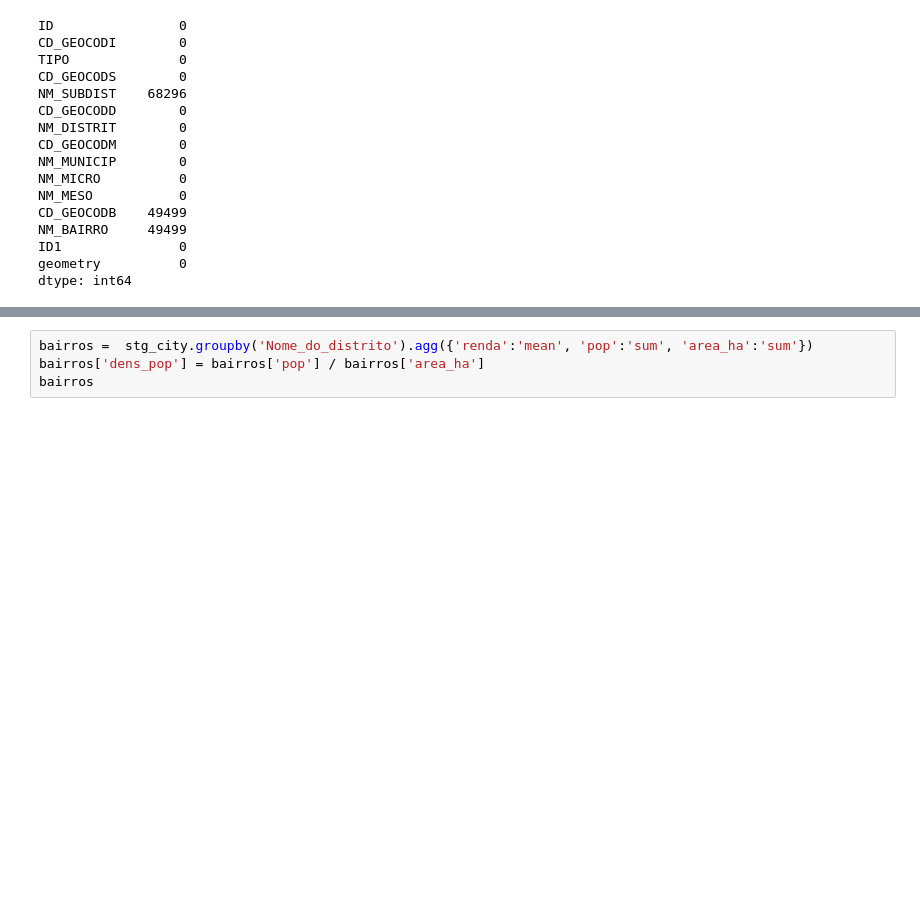
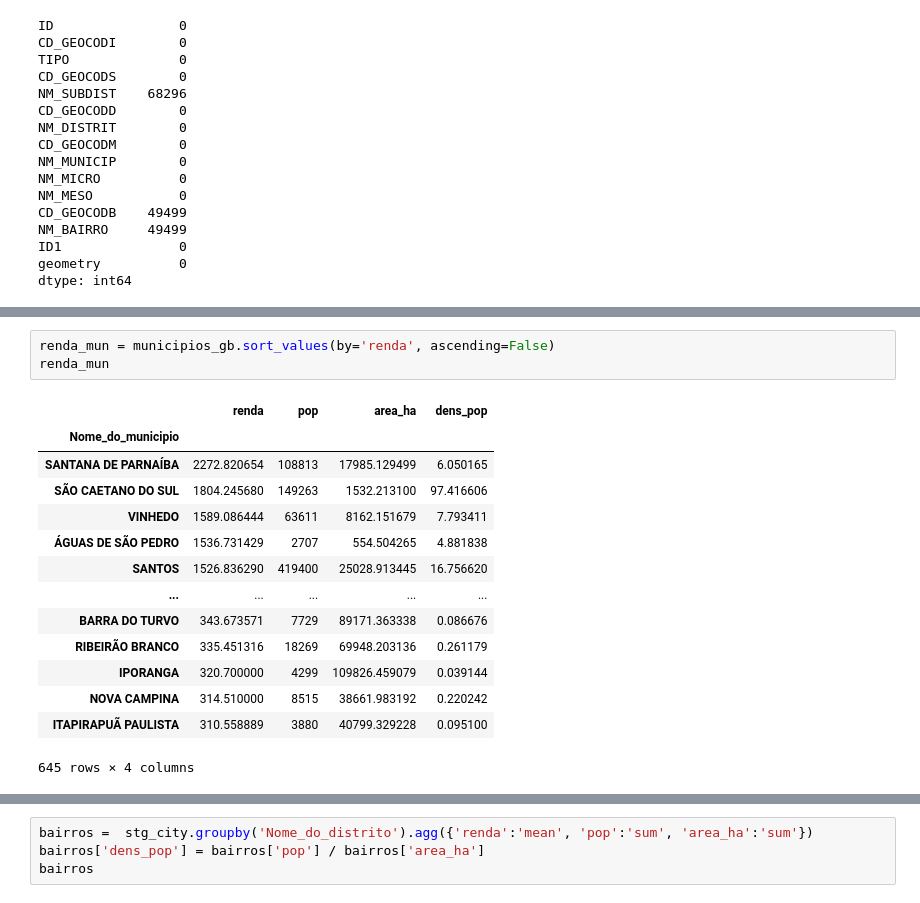
Before and after one commit to gcunharodrigues/uber, a Jupyter notebook: estudos_demograficos_setores_censitarios_v2.ipynb, the cells around one changed output, grey strips where cells are left out. Saved outputs shown, nothing was run; the diff lists cells and outputs as text; blank space fills up the shorter version.

```diff
--- a/estudos_demograficos_setores_censitarios_v2.ipynb
+++ b/estudos_demograficos_setores_censitarios_v2.ipynb
@@ -984,0 +1136,18 @@ stg_city.head().T
+# %%
+renda_mun = municipios_gb.sort_values(by='renda', ascending=False)
+renda_mun
+# %% [output]
+|  | renda | pop | area_ha | dens_pop |
+| Nome_do_municipio |  |  |  |  |
+| SANTANA DE PARNAÍBA | 2272.820654 | 108813 | 17985.129499 | 6.050165 |
+| SÃO CAETANO DO SUL | 1804.245680 | 149263 | 1532.213100 | 97.416606 |
+| VINHEDO | 1589.086444 | 63611 | 8162.151679 | 7.793411 |
+| ÁGUAS DE SÃO PEDRO | 1536.731429 | 2707 | 554.504265 | 4.881838 |
+| SANTOS | 1526.836290 | 419400 | 25028.913445 | 16.756620 |
+| ... | ... | ... | ... | ... |
+| BARRA DO TURVO | 343.673571 | 7729 | 89171.363338 | 0.086676 |
+| RIBEIRÃO BRANCO | 335.451316 | 18269 | 69948.203136 | 0.261179 |
+| IPORANGA | 320.700000 | 4299 | 109826.459079 | 0.039144 |
+| NOVA CAMPINA | 314.510000 | 8515 | 38661.983192 | 0.220242 |
+| ITAPIRAPUÃ PAULISTA | 310.558889 | 3880 | 40799.329228 | 0.095100 |
+645 rows × 4 columns
```
Also changed, not shown: parts of 67 cells of this notebook.
